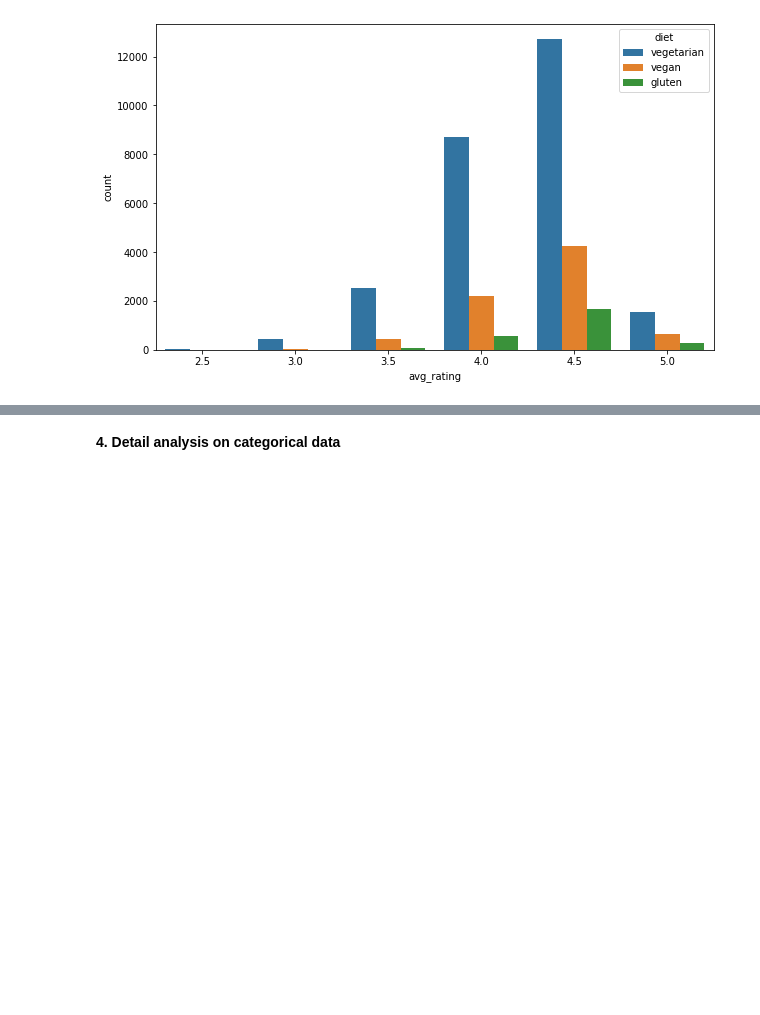
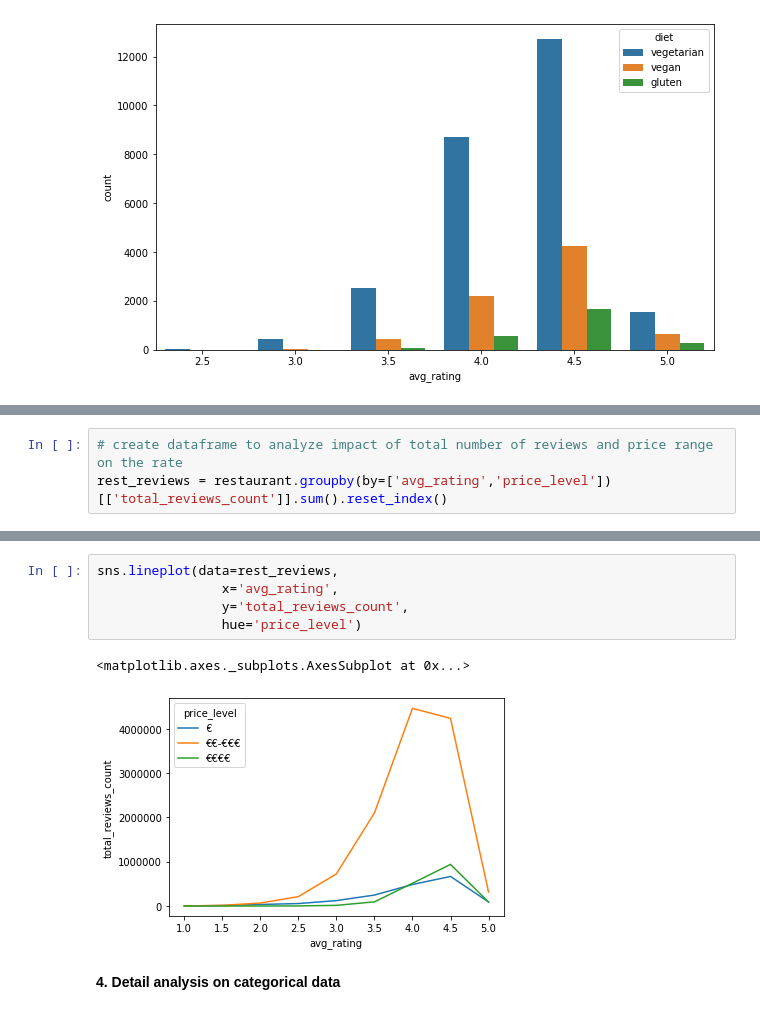
Before and after one commit to Julielebousse/tripadvisor_rating, a Jupyter notebook: Project2_Tripadvisor.ipynb, the cells around one changed output, grey strips where cells are left out. Cells and saved outputs as stored; diff of their text form; blank space fills up the shorter version.

```diff
--- a/Project2_Tripadvisor.ipynb
+++ b/Project2_Tripadvisor.ipynb
@@ -183,0 +209,3 @@ sns.barplot(data=rest_diet,
+# %%
+# create dataframe to analyze impact of total number of reviews and price range on the rate
+rest_reviews = restaurant.groupby(by=['avg_rating','price_level'])[['total_reviews_count']].sum().reset_index()
@@ -184,3 +216,11 @@ sns.barplot(data=rest_diet,
+# %%
+sns.lineplot(data=rest_reviews,
+                x='avg_rating',
+                y='total_reviews_count',
+                hue='price_level')
+# %% [output]
+<matplotlib.axes._subplots.AxesSubplot at 0x...>
+[figure, added]
 # %% [markdown]
 **4. Detail analysis on categorical data**
 # %%
```
Also changed, not shown: parts of 10 cells of this notebook.
